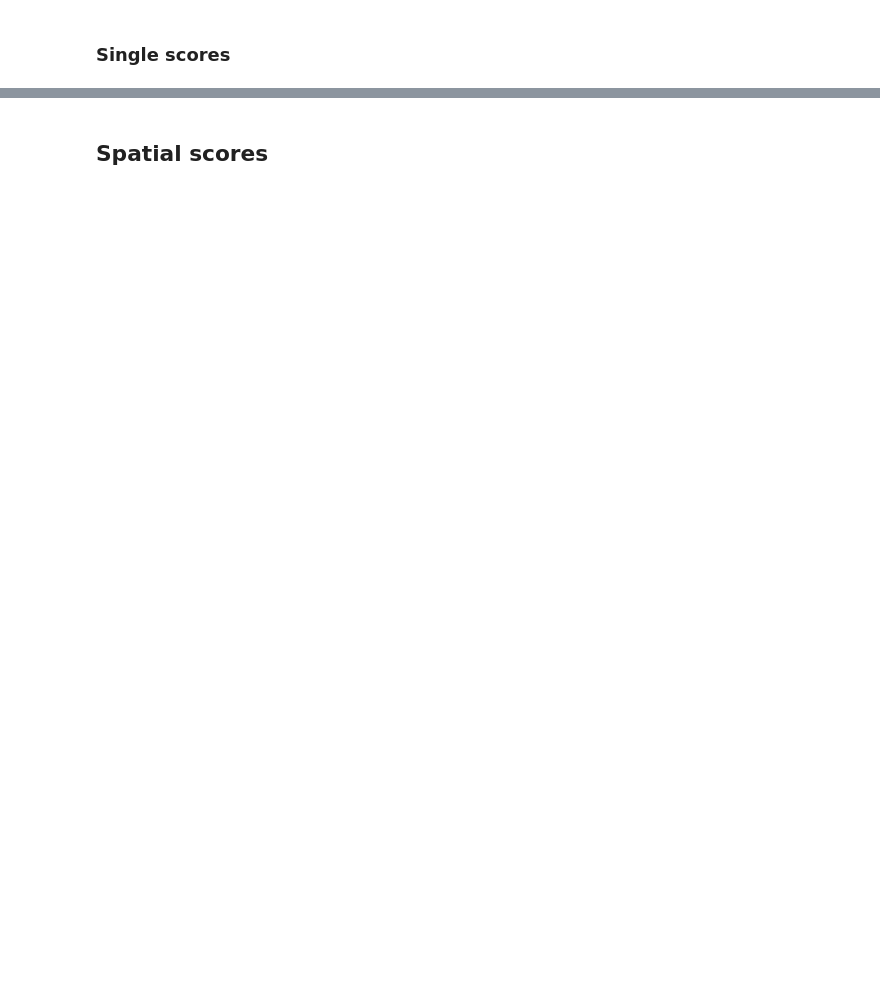
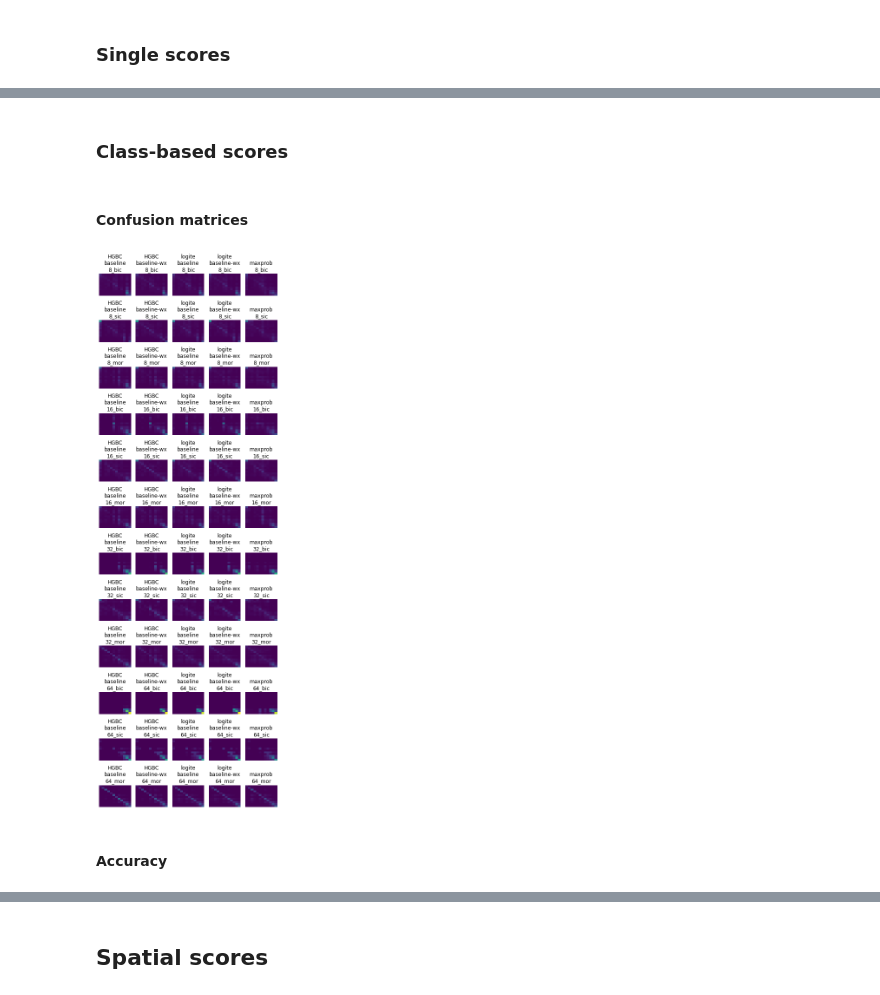
Before and after one commit to urbangrammarai/signature_ai, a Jupyter notebook: ai_experiments/production_model_performance.ipynb, the cells around one changed output, grey strips where cells are left out. Saved outputs shown, nothing was run; the diff lists cells and outputs as text; code cells hidden in the pictures; blank space fills up the shorter version.

```diff
--- a/ai_experiments/production_model_performance.ipynb
+++ b/ai_experiments/production_model_performance.ipynb
@@ -6,10 +6,12 @@ This document contains the code used to compute performance scores of all the mo
 import os, warnings
 import pandas
 import geopandas
+import numpy as np
+import statsmodels.formula.api as sm
 import seaborn as sns
 import matplotlib.pyplot as plt
 from copy import deepcopy
 
 import tools_chip_prob_modelling as tools
 
-data_p = '/home/jovyan/data/prod_model_outputs/'
+data_p = '/home/jovyan/data/spatial_signatures/chip_probs/prod_model_outputs/'
@@ -163,0 +226,42 @@ for score in global_scores:
+# %% [markdown]
+### Class-based scores
+# %% [markdown]
+#### Confusion matrices
+# %%
+cms = []
+for csam in metrics.index:
+    csa = '_'.join(csam.split('_')[0:2])
+    model = '_'.join(csam.split('_')[2:])
+    cm = np.array(metrics[csam]['perf_confusion_val'])
+    cm = cm * 100 / cm.sum()
+    cms.append({'csa': csa, 'model': model, 'cm': cm})
+cms = pandas.DataFrame(cms).pivot('csa', 'model', 'cm')
+
+csa_order = [
+    f'{cs}_{a}' for cs in [8, 16, 32, 64] for a in ['bic', 'sic', 'mor']
+]
+
+f, axs = plt.subplots(len(csa_order), cms.shape[1], figsize=(6, 18))
+maxval = cms.applymap(np.max).values.max()
+for csa in range(len(csa_order)):
+    for model in range(cms.shape[1]):
+        ax = axs[csa, model]
+        tools.build_cm_plot(
+            cms.loc[csa_order[csa], cms.columns[model]],
+            maxcount=maxval,
+            cbar=False,
+            ax=ax
+        )
+        model_title = cms.columns[model].replace(
+            'HistGradientBoostingClassifier', 'HGBC'
+        ).replace(
+            '_', '\n'
+        )
+        t = f"{model_title}\n{csa_order[csa]}"
+        ax.set_title(t)
+plt.tight_layout()
+plt.show()
+# %% [output]
+[figure, added]
+# %% [markdown]
+#### Accuracy
```
Also changed, not shown: parts of 22 cells of this notebook, 4 other files.
